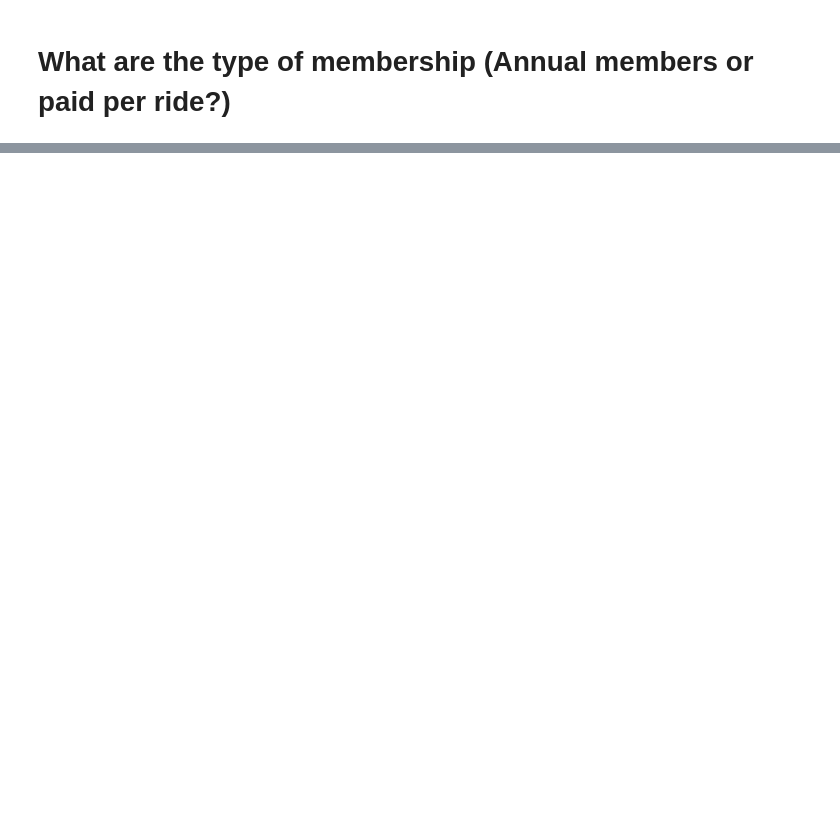
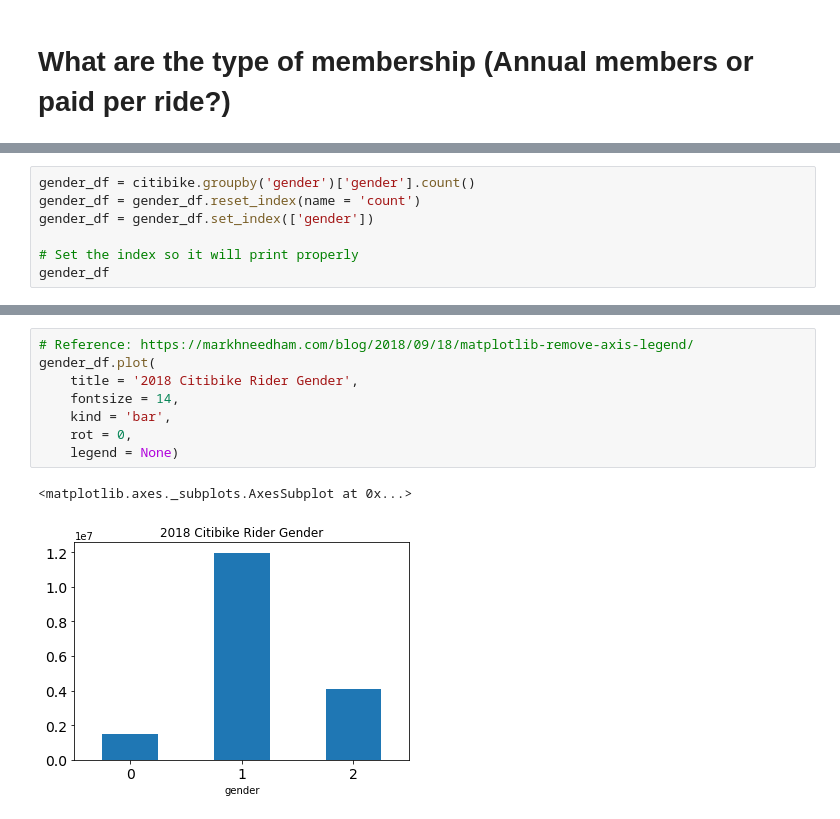
Before and after one commit to ygchan/Citibike, a Jupyter notebook: Main.ipynb, the cells around one changed output, grey strips where cells are left out. Drawn from its saved outputs; the diff is of its cells as text; blank space fills up the shorter version.

```diff
--- a/Main.ipynb
+++ b/Main.ipynb
@@ -368,0 +383,7 @@ membership_df.plot(
+# %%
+gender_df = citibike.groupby('gender')['gender'].count()
+gender_df = gender_df.reset_index(name = 'count')
+gender_df = gender_df.set_index(['gender'])
+
+# Set the index so it will print properly
+gender_df
@@ -368,0 +396,11 @@ membership_df.plot(
+# %%
+# Reference: https://markhneedham.com/blog/2018/09/18/matplotlib-remove-axis-legend/
+gender_df.plot(
+    title = '2018 Citibike Rider Gender',
+    fontsize = 14,
+    kind = 'bar',
+    rot = 0,
+    legend = None)
+# %% [output]
+<matplotlib.axes._subplots.AxesSubplot at 0x...>
+[figure, added]
```
Also changed, not shown: parts of 29 cells of this notebook.
